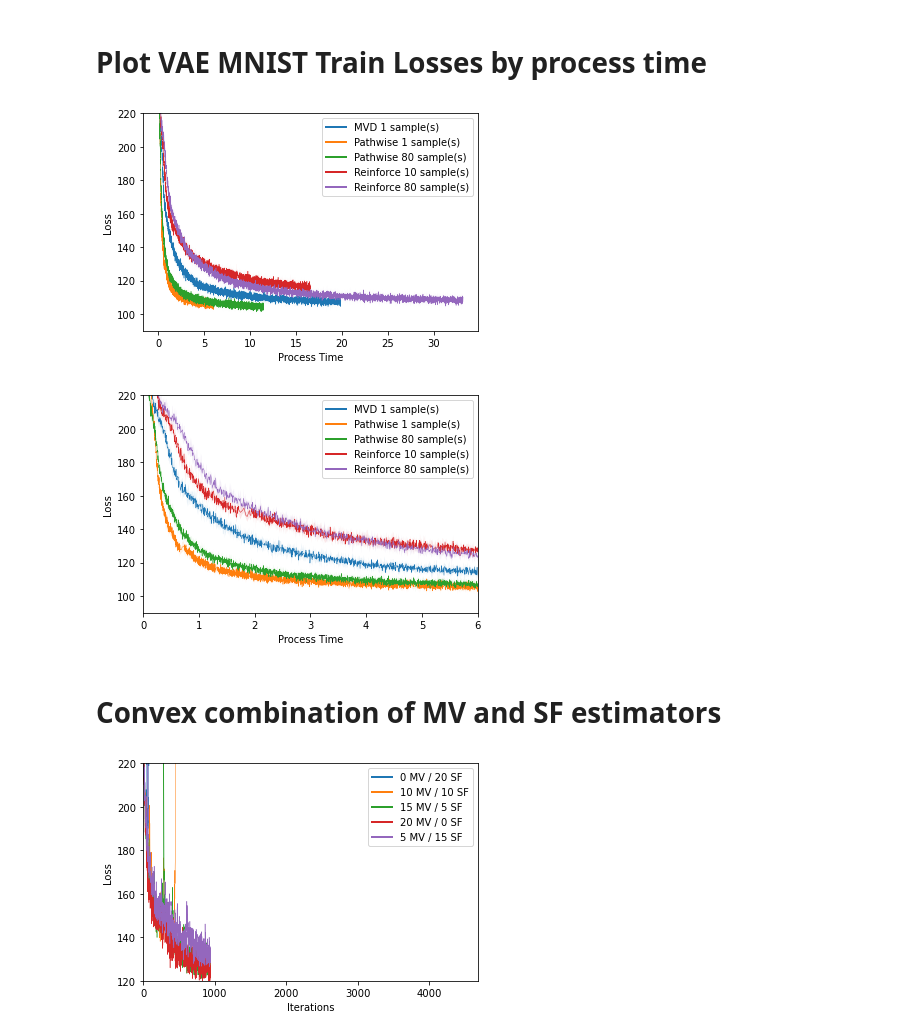
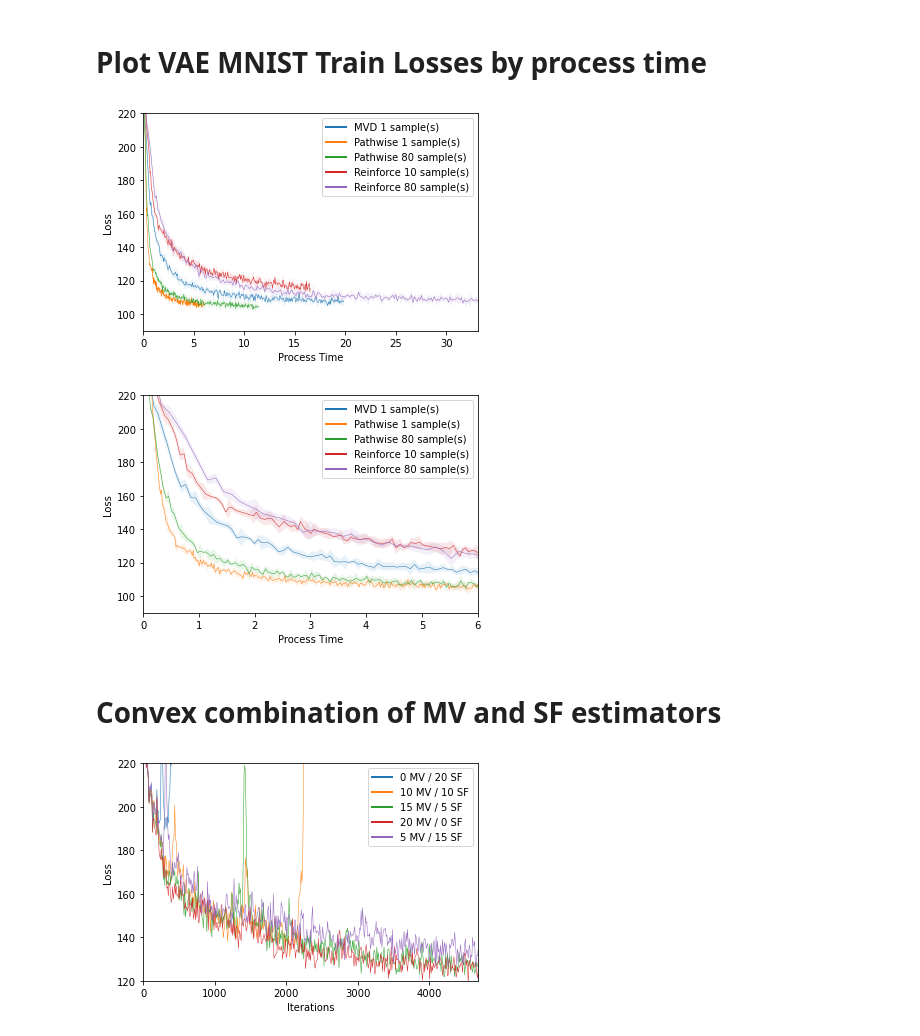
Before and after one commit to M8is/master-thesis-code, a Jupyter notebook: notebooks/plot-vae.ipynb, the cells around one changed output. Cells and saved outputs as stored; diff of their text form; code cells hidden in the pictures.

```diff
--- a/notebooks/plot-vae.ipynb
+++ b/notebooks/plot-vae.ipynb
@@ -26,15 +26,20 @@ for k, v in collect_by(mnist_results, 'mc_estimator', 'sample_size').items():
         test_losses[k].append((meta, TensorHolder.load(meta['results_dir'], 'test_loss')))
 test_losses.default_factory = None
 
+step_size = 1
+max_len = 0
 for run in test_losses.values():
     meta, _ = run[0]
     losses = []
     for meta, loss in run:
         losses.append(loss.data.numpy().flatten())
-    losses = np.array(losses)
+    indices, losses = step_with_end(np.array(losses), step_size)
     plot(losses.mean(axis=0), losses.std(axis=0), losses_label, meta)
+    max_len = max(max_len, indices[-1])
 
 legend()
+plt.xlim(0, max_len)
+plt.ylim(100, 150)
 plt.savefig(plot_dir / f'vae_test_losses.pdf')
 plt.show()
 # %% [output]
@@ -48,16 +53,20 @@ for k, v in collect_by(mnist_results, 'mc_estimator', 'sample_size').items():
         test_losses[k].append((meta, TensorHolder.load(meta['results_dir'], 'train_loss')))
 test_losses.default_factory = None
 
+step_size = 1
+max_len = 0
 for run in test_losses.values():
     meta, _ = run[0]
     losses = []
     for meta, loss in run:
         losses.append(loss.data.numpy().flatten())
-    losses = np.array(losses)
+    indices, losses = step_with_end(np.array(losses), step_size)
     plot(losses.mean(axis=0), losses.std(axis=0), losses_label, meta)
+    max_len = max(max_len, indices[-1])
 
 legend()
 plt.ylim(90, 220)
+plt.xlim(0, max_len)
 plt.savefig(plot_dir / f'vae_train_losses.pdf')
 plt.show()
 # %% [output]
@@ -71,7 +80,8 @@ for k, v in collect_by(mnist_results, 'mc_estimator', 'sample_size').items():
         test_losses[k].append((meta, TensorHolder.load(meta['results_dir'], 'train_loss'), TensorHolder.load(meta['results_dir'], 'iteration_times')))
 test_losses.default_factory = None
 
-shortest_run = float('inf')
+step_size = 20
+max_len = 0
 for run in test_losses.values():
     meta = run[0][0]
     losses = []
@@ -79,20 +89,20 @@ for run in test_losses.values():
     for meta, loss, timestamp in run:
         losses.append(loss.data.numpy().flatten())
         timestamps.append(timestamp.data.numpy().flatten())
-    losses = np.array(losses)
-    timestamps = np.array(timestamps)
-    timestamps = timestamps.mean(axis=0)
-    shortest_run = min(shortest_run, timestamps[-1])
+    indices, losses = step_with_end(np.array(losses), step_size)
+    _, timestamps = step_with_end(np.array(timestamps).mean(axis=0), step_size)
     plot(losses.mean(axis=0), losses.std(axis=0), losses_label, meta, xspace=timestamps)
+    max_len = max(max_len, timestamps[-1])
 
 legend()
 plt.xlabel('Process Time')
 plt.ylabel('Loss')
 plt.ylim(90, 220)
+plt.xlim(0, max_len)
 plt.savefig(plot_dir / f'vae_train_timed_losses_until_end.pdf')
 plt.show()
 # %% [output]
-[figure, old version]
+[figure, new version]
 # %%
 test_losses = defaultdict(list)
 for k, v in collect_by(mnist_results, 'mc_estimator', 'sample_size').items():
@@ -100,6 +110,7 @@ for k, v in collect_by(mnist_results, 'mc_estimator', 'sample_size').items():
         test_losses[k].append((meta, TensorHolder.load(meta['results_dir'], 'train_loss'), TensorHolder.load(meta['results_dir'], 'iteration_times')))
 test_losses.default_factory = None
 
+step_size = 20
 shortest_run = float('inf')
 for run in test_losses.values():
     meta = run[0][0]
@@ -108,52 +119,51 @@ for run in test_losses.values():
     for meta, loss, timestamp in run:
         losses.append(loss.data.numpy().flatten())
         timestamps.append(timestamp.data.numpy().flatten())
-    losses = np.array(losses)
-    timestamps = np.array(timestamps)
-    timestamps = timestamps.mean(axis=0)
+    indices, losses = step_with_end(np.array(losses), step_size)
+    _, timestamps = step_with_end(np.array(timestamps).mean(axis=0), step_size)
+    plot(losses.mean(axis=0), losses.std(axis=0), losses_label, meta, xspace=timestamps)
     shortest_run = min(shortest_run, timestamps[-1])
-    plot(losses.mean(axis=0), losses.std(axis=0), losses_label, meta, xspace=timestamps)
 
 legend()
 plt.xlabel('Process Time')
 plt.ylabel('Loss')
 plt.ylim(90, 220)
-if shortest_run < float('inf'):
+if test_losses.values():
     plt.xlim(0, shortest_run)
 plt.savefig(plot_dir / f'vae_train_timed_losses.pdf')
 plt.show()
 # %% [output]
-[figure, old version]
+[figure, new version]
 # %% [markdown]
 # Convex combination of MV and SF estimators
 # %%
 convex_results = load_meta_infos(Path('results', 'vae', 'mnist_mvsf'))
 
 test_losses = defaultdict(list)
 for k, v in collect_by(convex_results, 'mv_dims').items():
     for meta in v:
         test_losses[k].append((meta, TensorHolder.load(meta['results_dir'], 'train_loss')))
 test_losses.default_factory = None
 
 max_len = 0
-step_size = 5
+step_size = 10
 for run in test_losses.values():
     meta = run[0][0]
     losses = []
     for meta, loss in run:
         losses.append(loss.data.numpy().flatten())
     indices, losses = step_with_end(np.array(losses), step_size)
     mv_dims = meta['mv_dims']
     label = f'{mv_dims} MV / {20-mv_dims} SF'
-    plot(losses.mean(axis=0), losses.std(axis=0), label, meta)
+    plot(losses.mean(axis=0), losses.std(axis=0), label, meta, xspace=indices)
     max_len = max(max_len, indices[-1])
 
 legend()
 plt.xlabel('Iterations')
 plt.ylabel('Loss')
 plt.ylim(120, 220)
 plt.xlim(0, max_len-1)
 plt.savefig(plot_dir / f'vae_mvsf_train_losses.pdf')
 plt.show()
 # %% [output]
-[figure, old version]
+[figure, new version]
```
Also changed, not shown: parts of 2 cells of this notebook.
